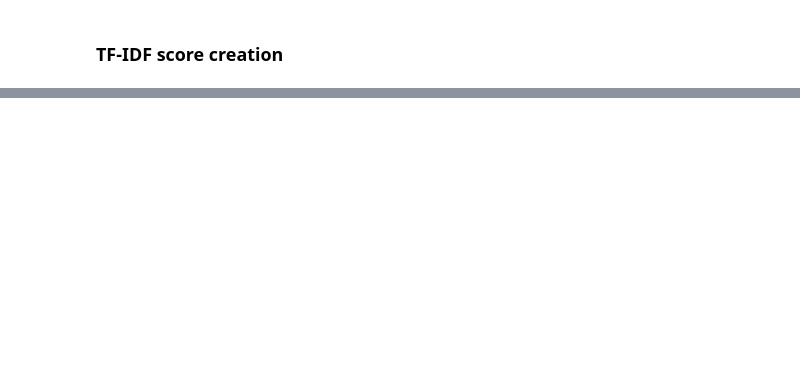
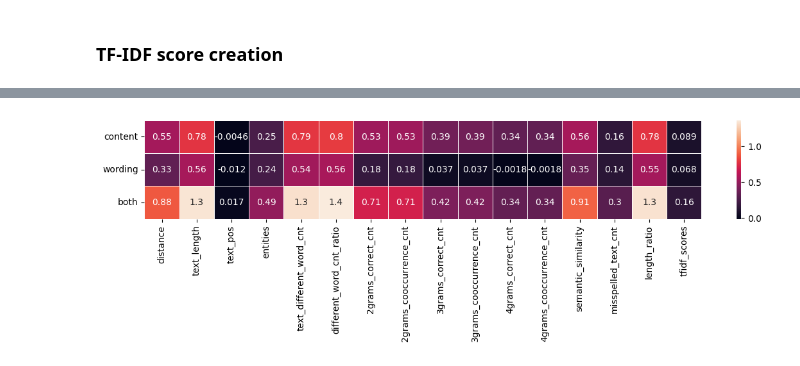
Before and after one commit to Sopralapanca/CommonLitChallenge, a Jupyter notebook: Correction+POS+NER+PrepareDataset.ipynb, the cells around one changed output, grey strips where cells are left out. Drawn from its saved outputs; the diff is of its cells as text; code cells hidden in the pictures; blank space fills up the shorter version.

```diff
--- a/Correction+POS+NER+PrepareDataset.ipynb
+++ b/Correction+POS+NER+PrepareDataset.ipynb
@@ -868,3 +656,4 @@ training_data.head()
 # %%
-training_data.corrwith(training_data["content"])
+content_corr = training_data.corrwith(training_data['content'], numeric_only=True)
+print(content_corr)
 # %% [output]
@@ -890,4 +678,5 @@ normalized_karp_tfidf_scores            0.837687
 dtype: float64
 # %%
-training_data.corrwith(training_data["wording"])
+wording_corr = training_data.corrwith(training_data['wording'], numeric_only=True)
+print(wording_corr)
 # %% [output]
@@ -913 +701,12 @@ normalized_karp_tfidf_scores            0.566616
 dtype: float64
+# %%
+columns = training_data.select_dtypes(include=np.number).columns.tolist()
+max_length = max(columns, key = len)
+both_corr = []
+for i, (content, wording) in enumerate(zip(content_corr, wording_corr)):
+  correlation = abs(content)+abs(wording)
+  both_corr.append(correlation)
+  correlation, corr_content, corr_wording = (round(correlation, 5), round(content, 5), round(wording, 5))
+  if columns[i] != 'content' and columns[i] != 'wording' and correlation > 0.7:
+    text = f'{corr_content} \t {corr_wording} \t {correlation}'
+    print(columns[i].ljust(len(max_length), ' ') + text)
@@ -914 +722,11 @@ dtype: float64
+# %%
+import seaborn as sn
+import matplotlib.pyplot as plt
+x_labels = content_corr.axes[0].tolist()
+y_labels = ['content', 'wording', 'both']
+fig, ax = plt.subplots(figsize=(14,2))
+ax = sn.heatmap([content_corr[2:], wording_corr[2:], both_corr[2:]], xticklabels=x_labels[2:], yticklabels=y_labels, annot=True, linewidths=.5)
+plt.show()
+# %% [output]
+[figure, added]
 # %%
```
Also changed, not shown: parts of 62 cells of this notebook.
